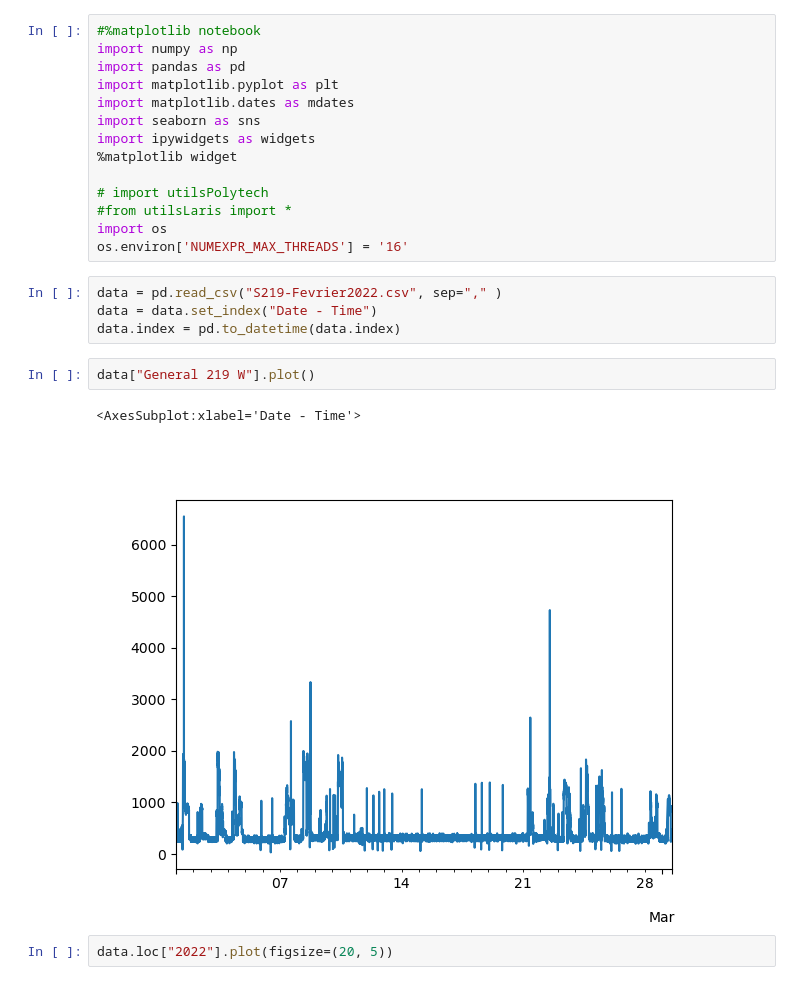
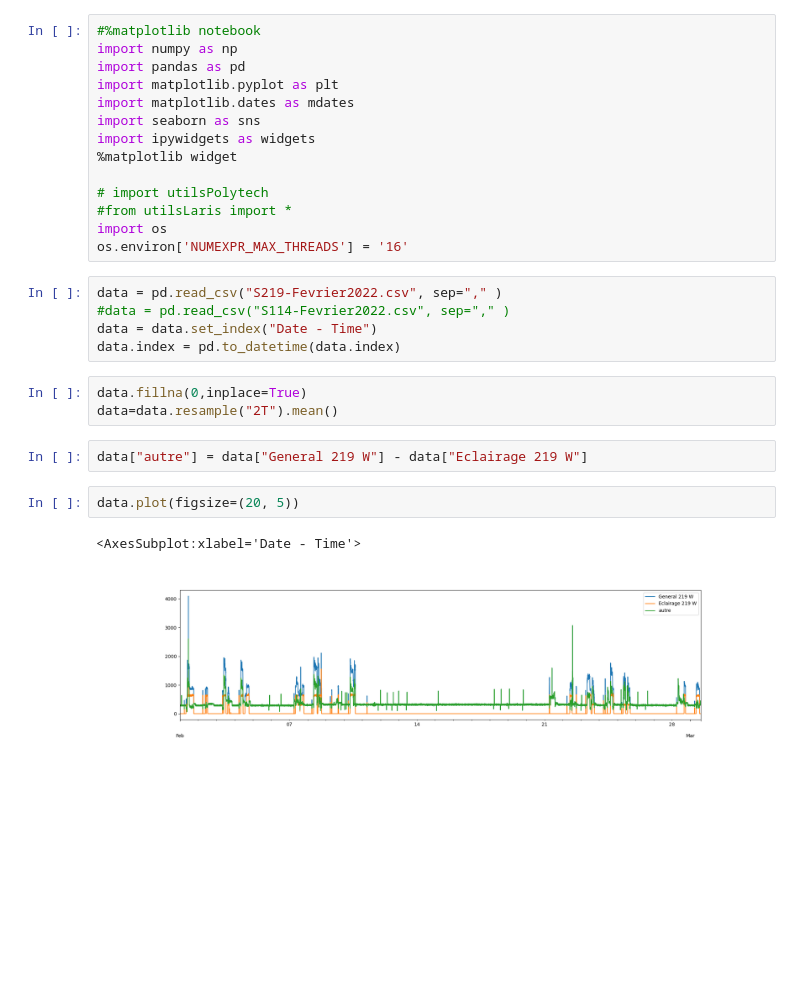
Before and after one commit to Ah-essabar/Master_SDS_Angers, a Jupyter notebook: S2/Mesures Polytech/MesuresElec/Untitled.ipynb, the cells around one changed output. Saved outputs shown, nothing was run; the diff lists cells and outputs as text; blank space fills up the shorter version.

```diff
--- a/S2/Mesures Polytech/MesuresElec/Untitled.ipynb
+++ b/S2/Mesures Polytech/MesuresElec/Untitled.ipynb
@@ -14,12 +14,16 @@ import os
 os.environ['NUMEXPR_MAX_THREADS'] = '16'
 # %%
 data = pd.read_csv("S219-Fevrier2022.csv", sep="," )
+#data = pd.read_csv("S114-Fevrier2022.csv", sep="," )
 data = data.set_index("Date - Time")
 data.index = pd.to_datetime(data.index)
 # %%
-data["General 219 W"].plot()
+data.fillna(0,inplace=True)
+data=data.resample("2T").mean()
-# %% [output]
-<AxesSubplot:xlabel='Date - Time'>
-[figure, removed]
+# %%
+data["autre"] = data["General 219 W"] - data["Eclairage 219 W"]
 # %%
-data.loc["2022"].plot(figsize=(20, 5))
+data.plot(figsize=(20, 5))
+# %% [output]
+<AxesSubplot:xlabel='Date - Time'>
+[figure, added]
```
Also changed, not shown: parts of 3 cells of this notebook, 1 other file.
